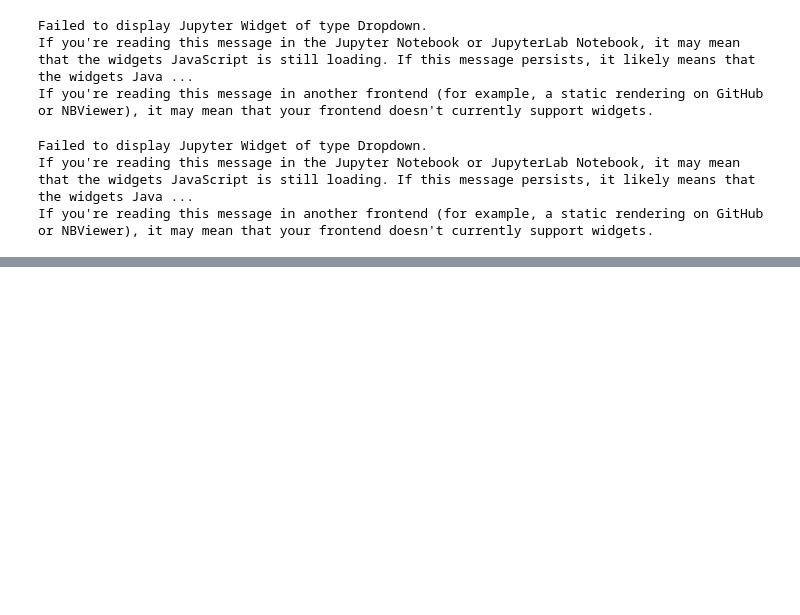
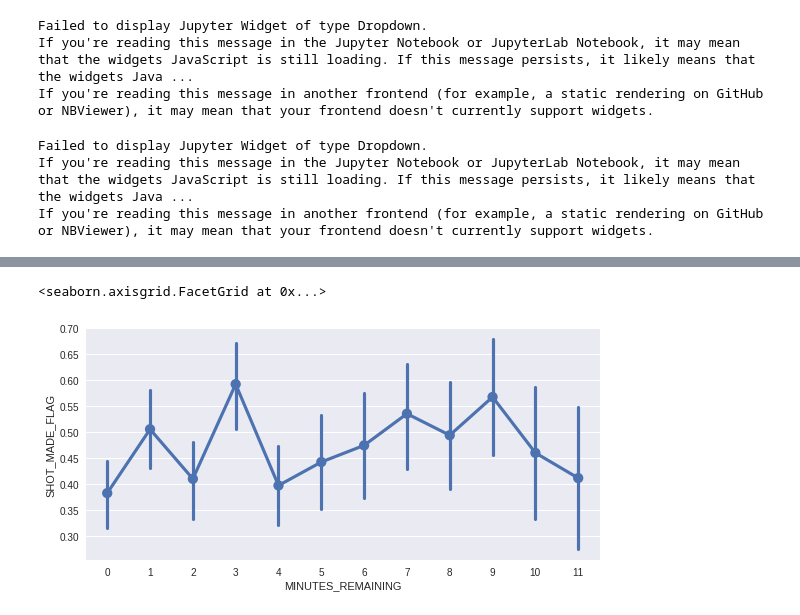
Before and after one commit to lurbisci/Spring-2018, a Jupyter notebook: Homeworks/Urbisci_Homework_2.ipynb, the cells around one changed output, grey strips where cells are left out. Cells and saved outputs as stored; diff of their text form; code cells hidden in the pictures; blank space fills up the shorter version.

```diff
--- a/Homeworks/Urbisci_Homework_2.ipynb
+++ b/Homeworks/Urbisci_Homework_2.ipynb
@@ -170,0 +239,6 @@ If you're reading this message in another frontend (for example, a static render
+# %%
+sns.factorplot(x="MINUTES_REMAINING", y="SHOT_MADE_FLAG",
+               data=shotdata, size=4, aspect=2)
+# %% [output]
+<seaborn.axisgrid.FacetGrid at 0x...>
+[figure, added]
```
Also changed, not shown: parts of 16 cells of this notebook.
